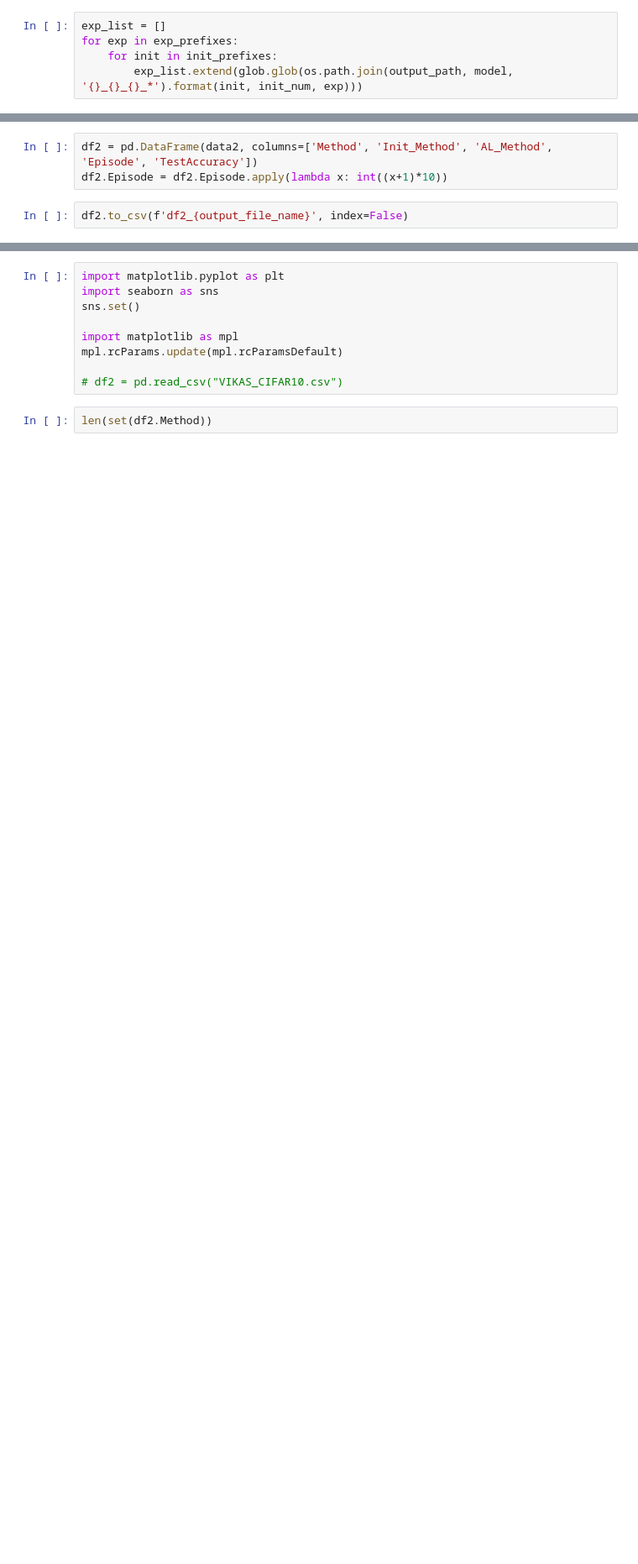
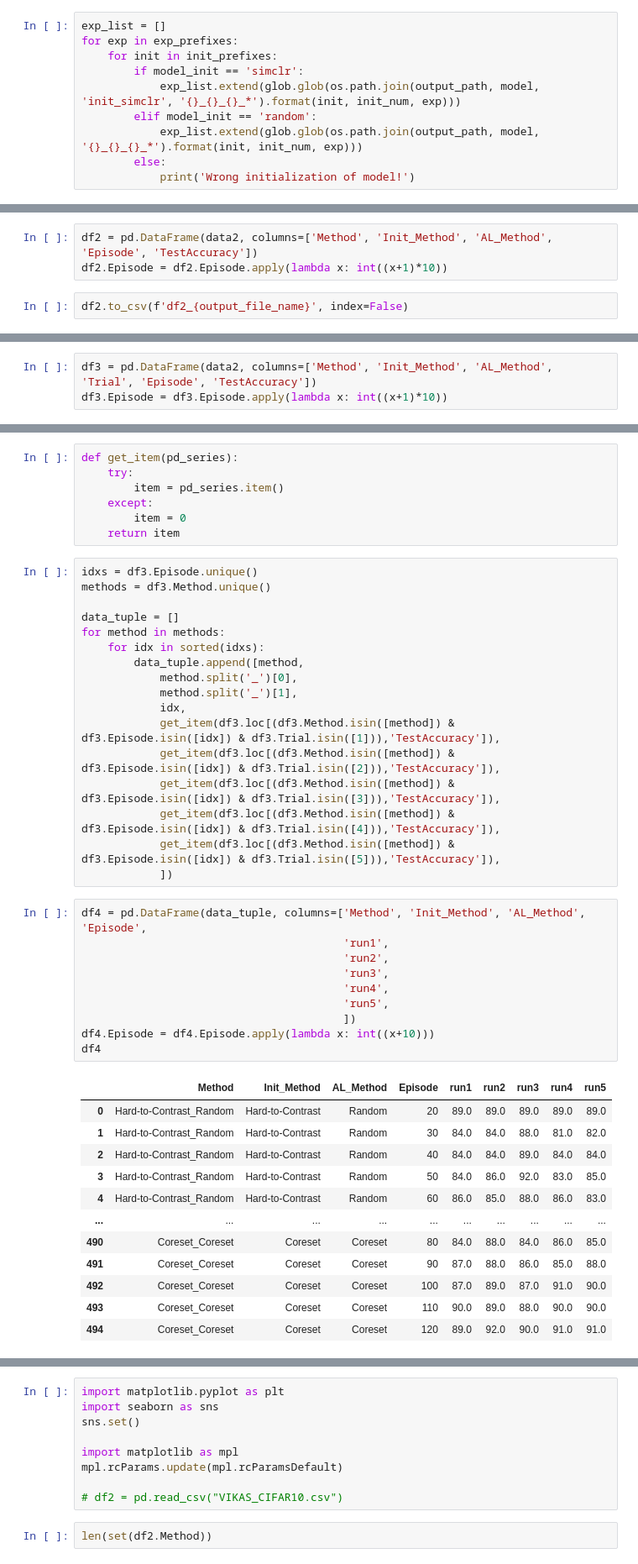
Before and after one commit to c-liangyu/init-pools-dal, a Jupyter notebook: output/CIFAR10_results.ipynb, the cells around one changed output, grey strips where cells are left out. Shown at 84% size. Drawn from its saved outputs; the diff is of its cells as text; blank space fills up the shorter version.

Commit message:
update df format

```diff
--- a/output/CIFAR10_results.ipynb
+++ b/output/CIFAR10_results.ipynb
@@ -22,6 +25,11 @@ init_num = '20'
 exp_list = []
 for exp in exp_prefixes:
     for init in init_prefixes:
-        exp_list.extend(glob.glob(os.path.join(output_path, model, '{}_{}_{}_*').format(init, init_num, exp)))
+        if model_init == 'simclr':
+            exp_list.extend(glob.glob(os.path.join(output_path, model, 'init_simclr', '{}_{}_{}_*').format(init, init_num, exp)))
+        elif model_init == 'random':
+            exp_list.extend(glob.glob(os.path.join(output_path, model, '{}_{}_{}_*').format(init, init_num, exp)))
+        else:
+            print('Wrong initialization of model!')
 # %%
 exp_list[0]
@@ -115,0 +176,3 @@ df2
+# %%
+df3 = pd.DataFrame(data2, columns=['Method', 'Init_Method', 'AL_Method', 'Trial', 'Episode', 'TestAccuracy'])
+df3.Episode = df3.Episode.apply(lambda x: int((x+1)*10))
@@ -115,0 +199,47 @@ df2
+# %%
+def get_item(pd_series):
+    try:
+        item = pd_series.item()
+    except:
+        item = 0
+    return item
+# %%
+idxs = df3.Episode.unique()
+methods = df3.Method.unique()
+
+data_tuple = []
+for method in methods:
+    for idx in sorted(idxs):
+        data_tuple.append([method,
+            method.split('_')[0],
+            method.split('_')[1],
+            idx,
+            get_item(df3.loc[(df3.Method.isin([method]) & df3.Episode.isin([idx]) & df3.Trial.isin([1])),'TestAccuracy']),
+            get_item(df3.loc[(df3.Method.isin([method]) & df3.Episode.isin([idx]) & df3.Trial.isin([2])),'TestAccuracy']),
+            get_item(df3.loc[(df3.Method.isin([method]) & df3.Episode.isin([idx]) & df3.Trial.isin([3])),'TestAccuracy']),
+            get_item(df3.loc[(df3.Method.isin([method]) & df3.Episode.isin([idx]) & df3.Trial.isin([4])),'TestAccuracy']),
+            get_item(df3.loc[(df3.Method.isin([method]) & df3.Episode.isin([idx]) & df3.Trial.isin([5])),'TestAccuracy']),
+            ])
+# %%
+df4 = pd.DataFrame(data_tuple, columns=['Method', 'Init_Method', 'AL_Method', 'Episode',
+                                        'run1',
+                                        'run2',
+                                        'run3',
+                                        'run4',
+                                        'run5',
+                                        ])
+df4.Episode = df4.Episode.apply(lambda x: int((x+10)))
+df4
+# %% [output]
+|  | Method | Init_Method | AL_Method | Episode | run1 | run2 | run3 | run4 | run5 |
+| 0 | Hard-to-Contrast_Random | Hard-to-Contrast | Random | 20 | 89.0 | 89.0 | 89.0 | 89.0 | 89.0 |
+| 1 | Hard-to-Contrast_Random | Hard-to-Contrast | Random | 30 | 84.0 | 84.0 | 88.0 | 81.0 | 82.0 |
+| 2 | Hard-to-Contrast_Random | Hard-to-Contrast | Random | 40 | 84.0 | 84.0 | 89.0 | 84.0 | 84.0 |
+| 3 | Hard-to-Contrast_Random | Hard-to-Contrast | Random | 50 | 84.0 | 86.0 | 92.0 | 83.0 | 85.0 |
+| 4 | Hard-to-Contrast_Random | Hard-to-Contrast | Random | 60 | 86.0 | 85.0 | 88.0 | 86.0 | 83.0 |
+| ... | ... | ... | ... | ... | ... | ... | ... | ... | ... |
+| 490 | Coreset_Coreset | Coreset | Coreset | 80 | 84.0 | 88.0 | 84.0 | 86.0 | 85.0 |
+| 491 | Coreset_Coreset | Coreset | Coreset | 90 | 87.0 | 88.0 | 86.0 | 85.0 | 88.0 |
+| 492 | Coreset_Coreset | Coreset | Coreset | 100 | 87.0 | 89.0 | 87.0 | 91.0 | 90.0 |
+| 493 | Coreset_Coreset | Coreset | Coreset | 110 | 90.0 | 89.0 | 88.0 | 90.0 | 90.0 |
+| 494 | Coreset_Coreset | Coreset | Coreset | 120 | 89.0 | 92.0 | 90.0 | 91.0 | 91.0 |
```
Also changed, not shown: parts of 16 cells of this notebook, 24 other files.
